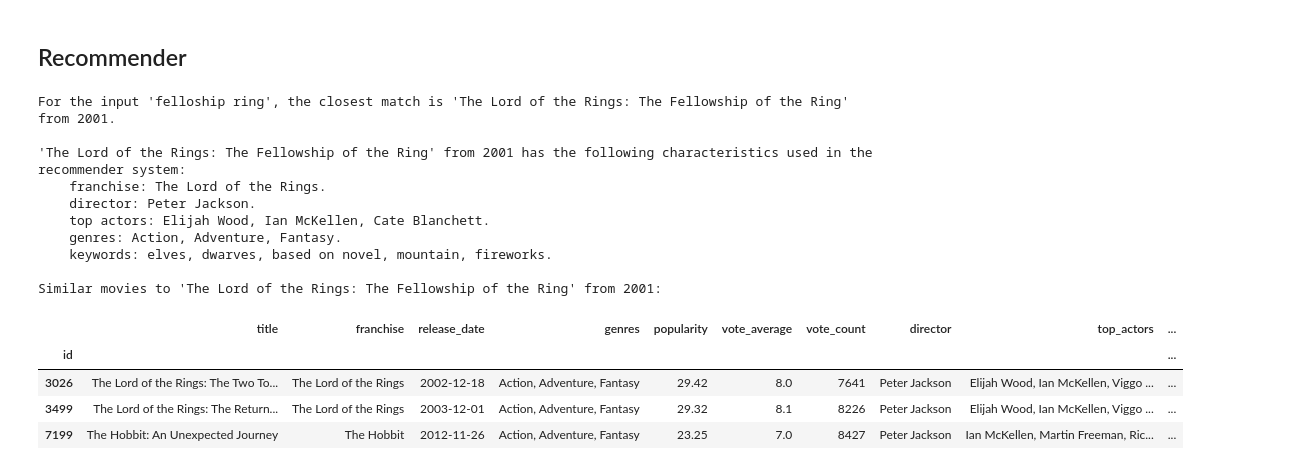
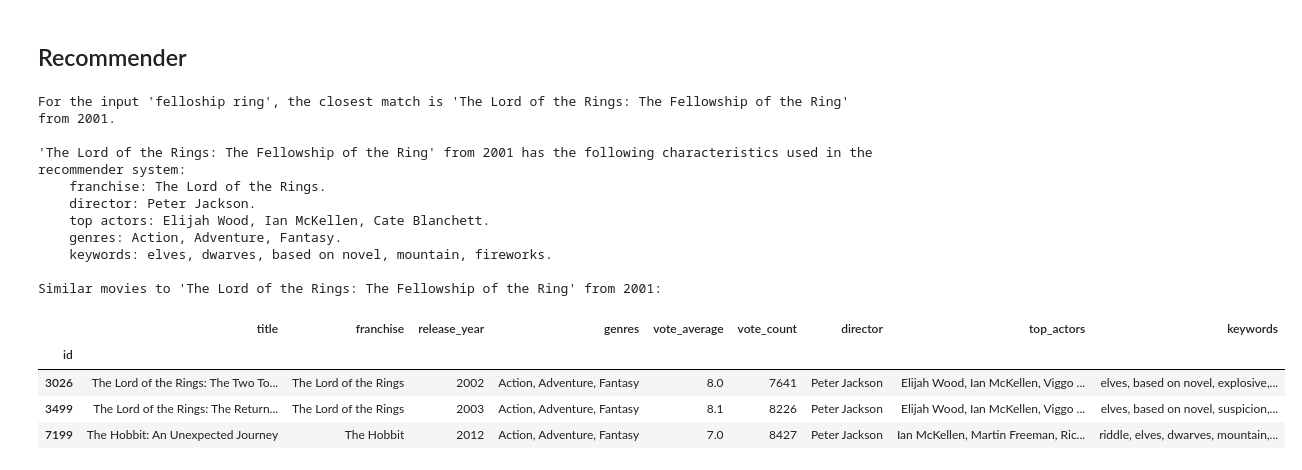
Before and after one commit to SanAntonik/MRS, a Jupyter notebook: DA_skill_showcase/MRS.ipynb, the cells around one changed output. Saved outputs shown, nothing was run; the diff lists cells and outputs as text; code cells hidden in the pictures.

```diff
--- a/DA_skill_showcase/MRS.ipynb
+++ b/DA_skill_showcase/MRS.ipynb
@@ -739,7 +743,7 @@ def recommender(input_title, numb_of_recommendations=3):
     """
     movie = find_movie(input_title)
     title = movie["title"].values[0]
-    release_year = movie["release_date"].str[:4].values[0]
+    release_year = movie["release_year"].values[0]
     title_year = f"'{title}' from {release_year}"
     print(f"For the input '{input_title}', the closest match is {title_year}.")
     print(
@@ -750,49 +754,36 @@ def recommender(input_title, numb_of_recommendations=3):
     top actors: {movie["top_actors"].values[0]}.
     genres: {movie["genres"].values[0]}.
     keywords: {movie["keywords"].values[0]}.
           """
     )
     # Data for SQL database was prepared with index starting from 1
     # while in pandas dataframes index starts from 0. Thus, subtract 1
     id = movie.index[0] - 1
     # Get the similarity scores of all movies with the movie above
     sim_scores = list(enumerate(cosine_sim[id]))
     # Sort the similarity scores in descending order
     sim_scores = sorted(sim_scores, key=lambda x: x[1], reverse=True)
     # Select the top 'numb_of_recommendations' similar movies (excluding the input movie itself)
     sim_scores = sim_scores[1 : (numb_of_recommendations + 1)]
     # Extract the indices of the top similar movies
     similar_movies = [i[0] for i in sim_scores]
     print(f"Similar movies to {title_year}:")
-    return df[
-        [
-            "title",
-            "franchise",
-            "release_date",
-            "genres",
-            "popularity",
-            "vote_average",
-            "vote_count",
-            "director",
-            "top_actors",
-            "keywords",
-        ]
-    ].iloc[similar_movies]
+    return df.iloc[similar_movies]
 
 recommender("felloship ring")
 # %% [output]
 For the input 'felloship ring', the closest match is 'The Lord of the Rings: The Fellowship of the Ring' from 2001.
 
 'The Lord of the Rings: The Fellowship of the Ring' from 2001 has the following characteristics used in the recommender system:
     franchise: The Lord of the Rings.
     director: Peter Jackson.
     top actors: Elijah Wood, Ian McKellen, Cate Blanchett.
     genres: Action, Adventure, Fantasy.
     keywords: elves, dwarves, based on novel, mountain, fireworks.
 
 Similar movies to 'The Lord of the Rings: The Fellowship of the Ring' from 2001:
-|  | title | franchise | release_date | genres | popularity | vote_average | vote_count | director | top_actors | ... |
-| id |  |  |  |  |  |  |  |  |  | ... |
-| 3026 | The Lord of the Rings: The Two To... | The Lord of the Rings | 2002-12-18 | Action, Adventure, Fantasy | 29.42 | 8.0 | 7641 | Peter Jackson | Elijah Wood, Ian McKellen, Viggo ... | ... |
-| 3499 | The Lord of the Rings: The Return... | The Lord of the Rings | 2003-12-01 | Action, Adventure, Fantasy | 29.32 | 8.1 | 8226 | Peter Jackson | Elijah Wood, Ian McKellen, Viggo ... | ... |
-| 7199 | The Hobbit: An Unexpected Journey | The Hobbit | 2012-11-26 | Action, Adventure, Fantasy | 23.25 | 7.0 | 8427 | Peter Jackson | Ian McKellen, Martin Freeman, Ric... | ... |
+|  | title | franchise | release_year | genres | vote_average | vote_count | director | top_actors | keywords |
+| id |  |  |  |  |  |  |  |  |  |
+| 3026 | The Lord of the Rings: The Two To... | The Lord of the Rings | 2002 | Action, Adventure, Fantasy | 8.0 | 7641 | Peter Jackson | Elijah Wood, Ian McKellen, Viggo ... | elves, based on novel, explosive,... |
+| 3499 | The Lord of the Rings: The Return... | The Lord of the Rings | 2003 | Action, Adventure, Fantasy | 8.1 | 8226 | Peter Jackson | Elijah Wood, Ian McKellen, Viggo ... | elves, based on novel, suspicion,... |
+| 7199 | The Hobbit: An Unexpected Journey | The Hobbit | 2012 | Action, Adventure, Fantasy | 7.0 | 8427 | Peter Jackson | Ian McKellen, Martin Freeman, Ric... | riddle, elves, dwarves, mountain,... |
```
Also changed, not shown: parts of 7 cells of this notebook, 1 other file.
